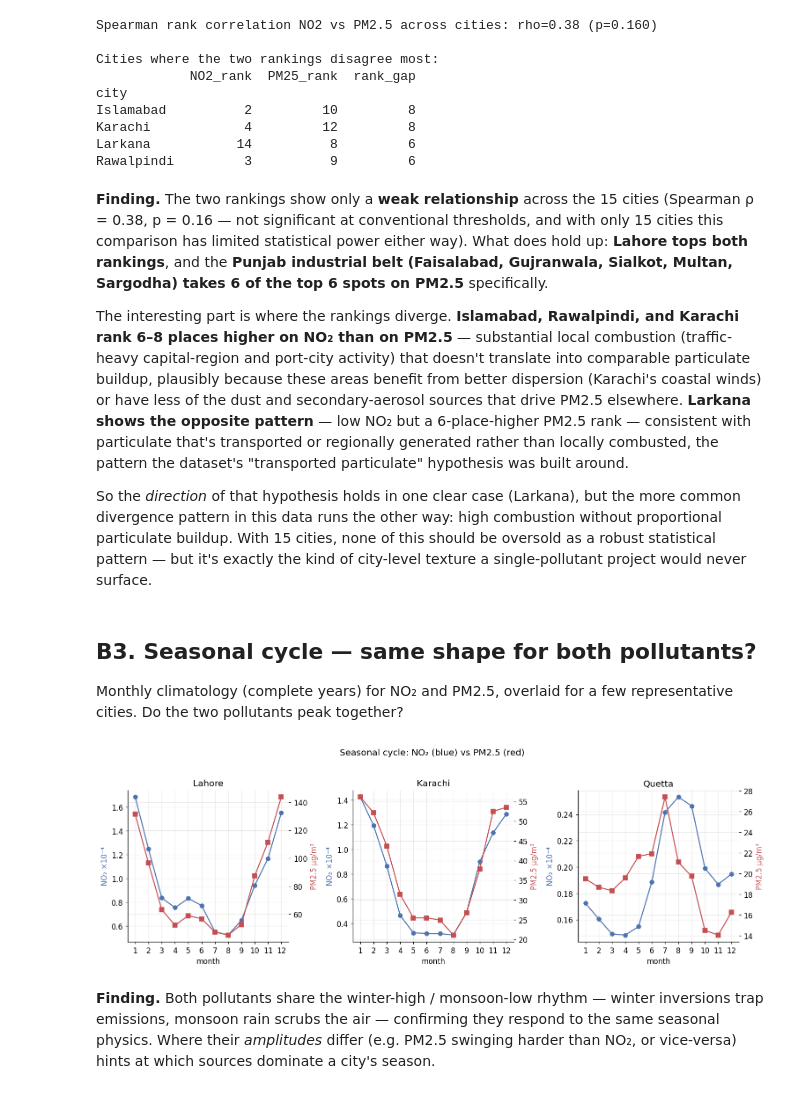
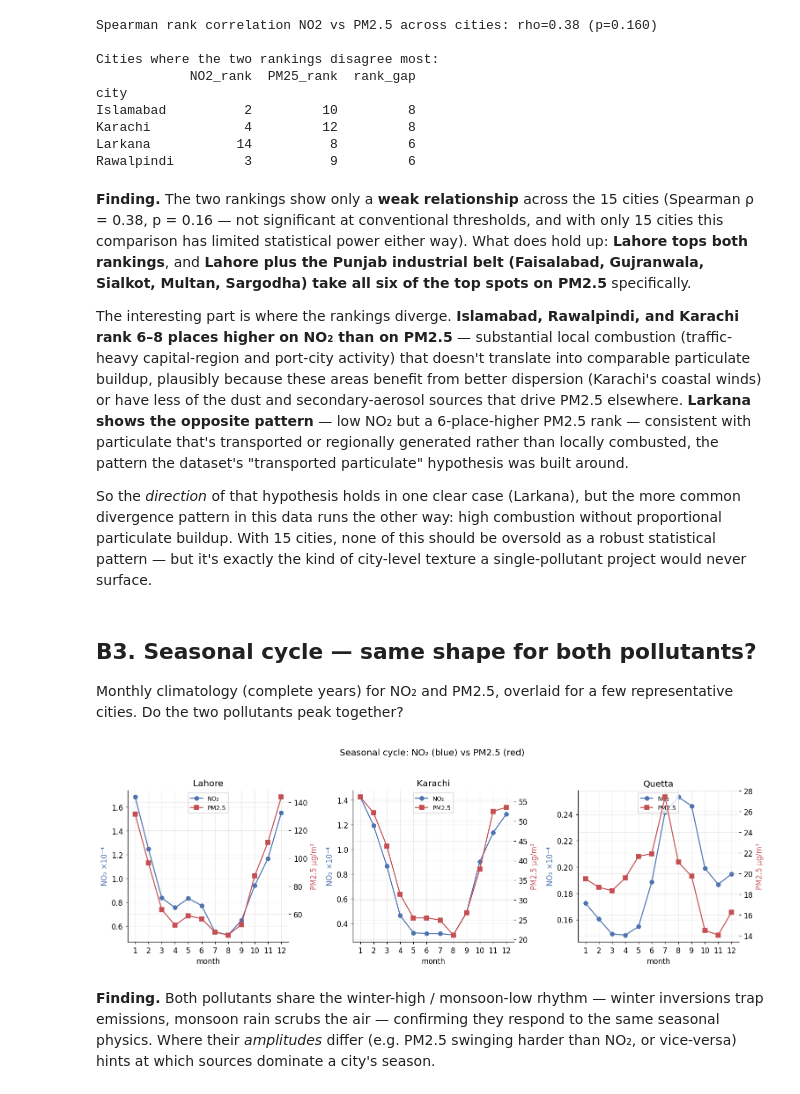
Before and after one commit to Ailya-Shah/AirVision-2026, a Jupyter notebook: pakistan_pollution_analysis.ipynb, the cells around one changed output. Cells and saved outputs as stored; diff of their text form; code cells hidden in the pictures.

```diff
--- a/pakistan_pollution_analysis.ipynb
+++ b/pakistan_pollution_analysis.ipynb
@@ -273,7 +269,7 @@ Karachi            4         12         8
 Larkana           14          8         6
 Rawalpindi         3          9         6
 # %% [markdown]
-**Finding.** The two rankings show only a **weak relationship** across the 15 cities (Spearman ρ = 0.38, p = 0.16 — not significant at conventional thresholds, and with only 15 cities this comparison has limited statistical power either way). What does hold up: **Lahore tops both rankings**, and the **Punjab industrial belt (Faisalabad, Gujranwala, Sialkot, Multan, Sargodha) takes 6 of the top 6 spots on PM2.5** specifically.
+**Finding.** The two rankings show only a **weak relationship** across the 15 cities (Spearman ρ = 0.38, p = 0.16 — not significant at conventional thresholds, and with only 15 cities this comparison has limited statistical power either way). What does hold up: **Lahore tops both rankings**, and **Lahore plus the Punjab industrial belt (Faisalabad, Gujranwala, Sialkot, Multan, Sargodha) take all six of the top spots on PM2.5** specifically.
 
 The interesting part is where the rankings diverge. **Islamabad, Rawalpindi, and Karachi rank 6–8 places higher on NO₂ than on PM2.5** — substantial local combustion (traffic-heavy capital-region and port-city activity) that doesn't translate into comparable particulate buildup, plausibly because these areas benefit from better dispersion (Karachi's coastal winds) or have less of the dust and secondary-aerosol sources that drive PM2.5 elsewhere. **Larkana shows the opposite pattern** — low NO₂ but a 6-place-higher PM2.5 rank — consistent with particulate that's transported or regionally generated rather than locally combusted, the pattern the dataset's "transported particulate" hypothesis was built around.
 
@@ -285,21 +281,22 @@ Monthly climatology (complete years) for NO₂ and PM2.5, overlaid for a few rep
 # %%
 clim = (daily[daily["year"].isin(COMPLETE_YRS)]
           .groupby(["city","month"])[["no2_e4","pm25"]].mean().reset_index())
 
 show = ["Lahore","Karachi","Quetta"]
 fig, axes = plt.subplots(1, len(show), figsize=(14,4.5), sharex=True)
 for ax, c in zip(axes, show):
     g = clim[clim["city"]==c]
     ax2 = ax.twinx()
     l1, = ax.plot(g["month"], g["no2_e4"], "o-", color="#4C72B0", label="NO₂")
     l2, = ax2.plot(g["month"], g["pm25"], "s-", color="#C44E52", label="PM2.5")
     ax.set_title(c); ax.set_xlabel("month")
     ax.set_ylabel("NO₂ ×10⁻⁴", color="#4C72B0"); ax2.set_ylabel("PM2.5 µg/m³", color="#C44E52")
     ax.set_xticks(range(1,13))
+    ax.legend(handles=[l1, l2], loc="upper center", fontsize=9)
 fig.suptitle("Seasonal cycle: NO₂ (blue) vs PM2.5 (red)", y=1.03)
 plt.tight_layout(); plt.show()
 # %% [output]
-[figure, old version]
+[figure, new version]
 # %% [markdown]
 **Finding.** Both pollutants share the winter-high / monsoon-low rhythm — winter inversions trap emissions, monsoon rain scrubs the air — confirming they respond to the same seasonal physics. Where their *amplitudes* differ (e.g. PM2.5 swinging harder than NO₂, or vice-versa) hints at which sources dominate a city's season.
 # %% [markdown]
```
Also changed, not shown: parts of 4 cells of this notebook, 4 other files.
